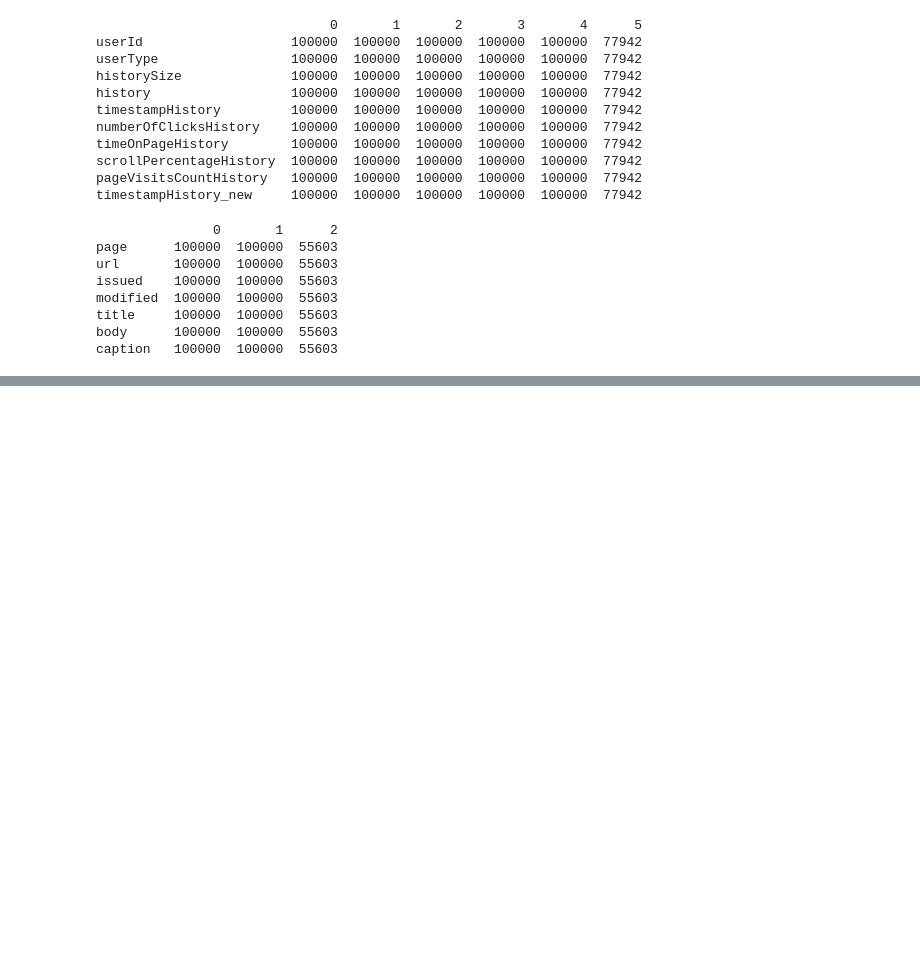
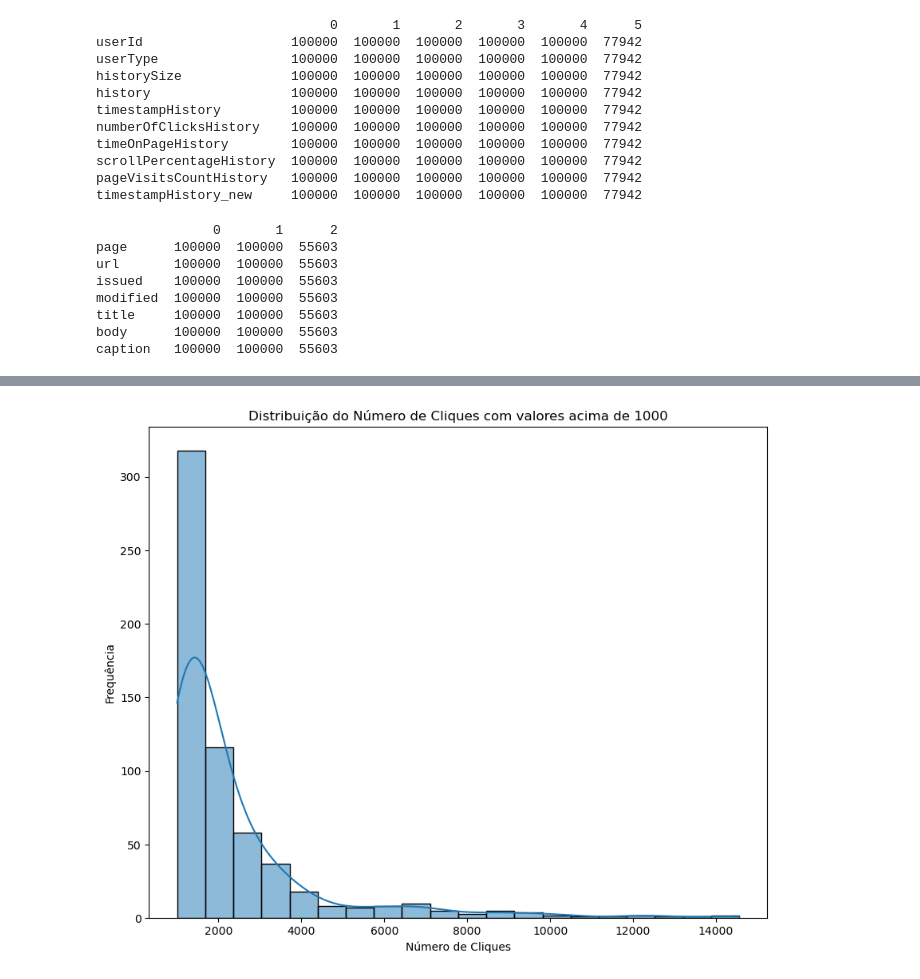
Before and after one commit to LSouzaAndrade/Datathon, a Jupyter notebook: notebook.ipynb, the cells around one changed output, grey strips where cells are left out. Saved outputs shown, nothing was run; the diff lists cells and outputs as text; code cells hidden in the pictures; blank space fills up the shorter version.

```diff
--- a/notebook.ipynb
+++ b/notebook.ipynb
@@ -165,0 +326,9 @@ final = inverse_aux[::-1]
+# %%
+plt.figure(figsize=(10,8))
+sns.histplot(clicks_df1000['numberOfClicksHistory'], bins=20, kde=True)
+plt.title('Distribuição do Número de Cliques com valores acima de 1000')
+plt.xlabel('Número de Cliques')
+plt.ylabel('Frequência')
+plt.show()
+# %% [output]
+[figure, added]
```
Also changed, not shown: parts of 70 cells of this notebook, 9 other files.
